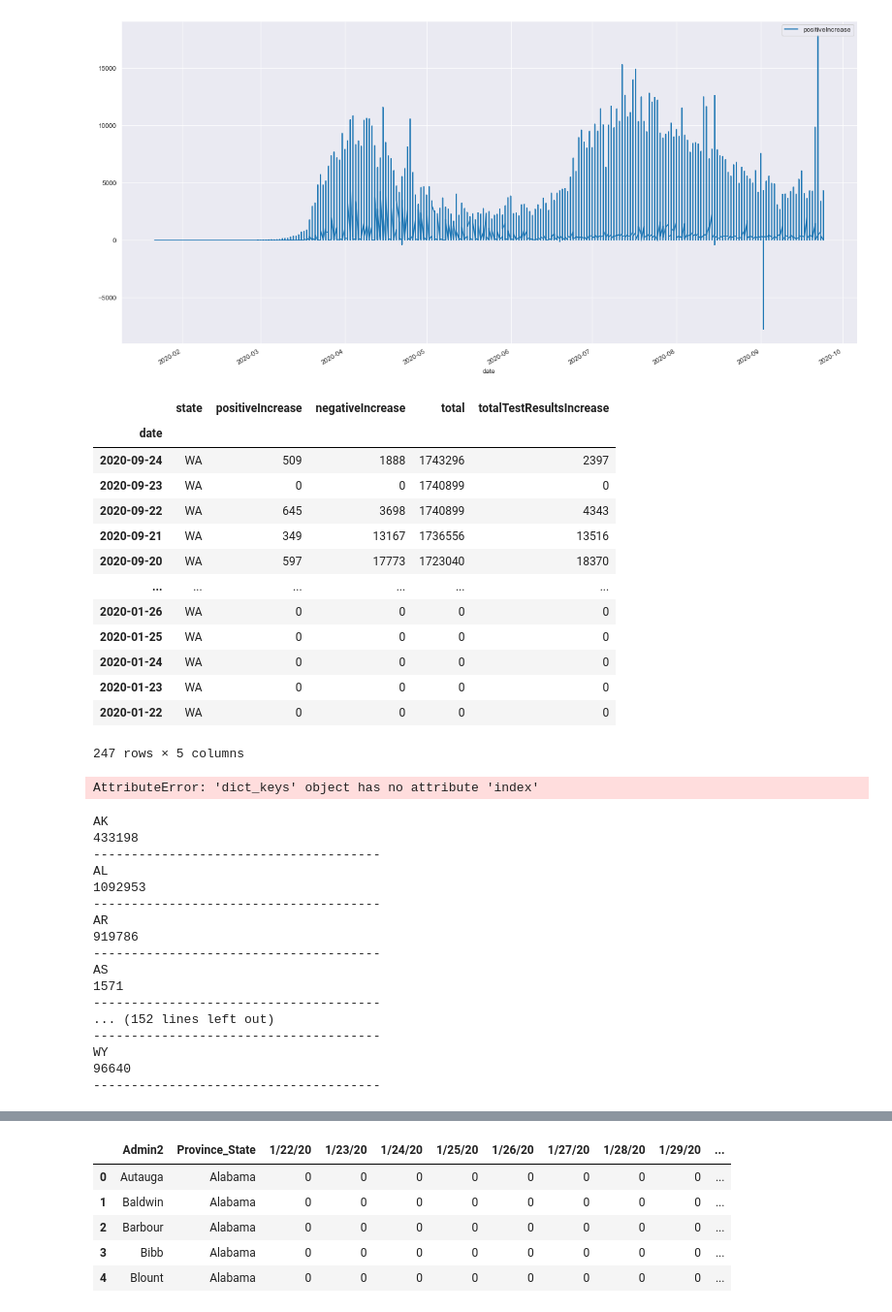
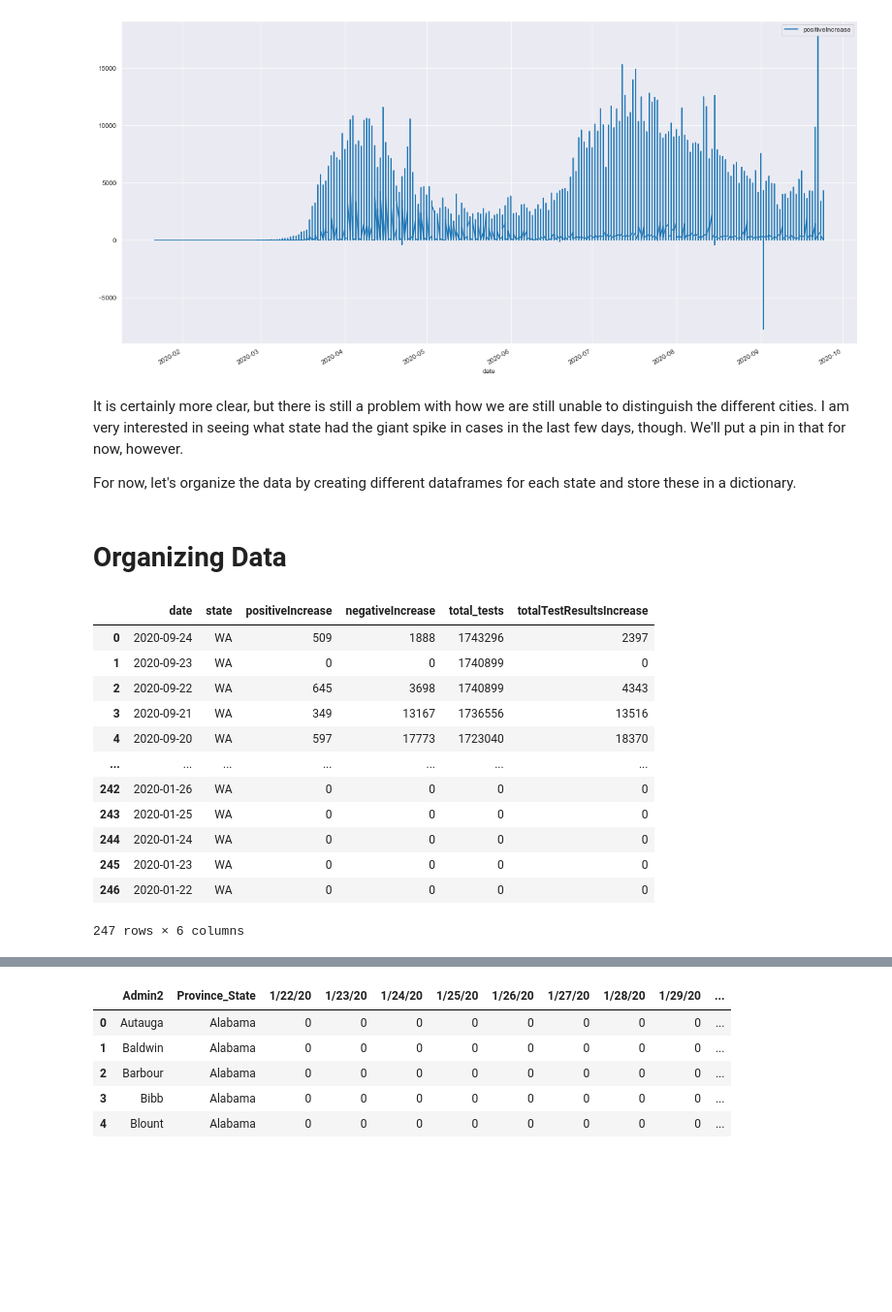
Before and after one commit to bmauss/COVID_Forecast, a Jupyter notebook: 2 Exploratory Data Analysis.ipynb, the cells around one changed output, grey strips where cells are left out. Shown at 97% size. Cells and saved outputs as stored; diff of their text form; code cells hidden in the pictures; blank space fills up the shorter version.

```diff
--- a/2 Exploratory Data Analysis.ipynb
+++ b/2 Exploratory Data Analysis.ipynb
@@ -81,0 +95,3 @@ df2.head()
+# %%
+df2 = df2.rename(columns={'total' : 'total_tests'})
+df2.head()
@@ -91,55 +122,35 @@ df2_drop.plot(figsize=(20, 10))
 # %% [output]
 <AxesSubplot:xlabel='date'>
 [figure]
+# %% [markdown]
+It is certainly more clear, but there is still a problem with how we are still unable to distinguish the different cities.  I am very interested in seeing what state had the giant spike in cases in the last few days, though.  We'll put a pin in that for now, however.
+
+For now, let's organize the data by creating different dataframes for each state and store these in a dictionary.
+# %% [markdown]
+# Organizing Data
 # %%
-states = {}
+states_complete = {}
 
 for state in df2.state.unique():
+    # Keys will be the state's acronym
     key = state
-    value = df[df['state'] == state].set_index('date')
-    states[key] = value
+    # Values are subsets of the dataframe relating to the respective state
+    value = df2[df2['state'] == state].reset_index()
+    states_complete[key] = value
 
 
-states['WA']
+states_complete['WA']
 # %% [output]
-|  | state | positiveIncrease | negativeIncrease | total | totalTestResultsIncrease |
-| date |  |  |  |  |  |
-| 2020-09-24 | WA | 509 | 1888 | 1743296 | 2397 |
-| 2020-09-23 | WA | 0 | 0 | 1740899 | 0 |
-| 2020-09-22 | WA | 645 | 3698 | 1740899 | 4343 |
-| 2020-09-21 | WA | 349 | 13167 | 1736556 | 13516 |
-| 2020-09-20 | WA | 597 | 17773 | 1723040 | 18370 |
-| ... | ... | ... | ... | ... | ... |
-| 2020-01-26 | WA | 0 | 0 | 0 | 0 |
-| 2020-01-25 | WA | 0 | 0 | 0 | 0 |
-| 2020-01-24 | WA | 0 | 0 | 0 | 0 |
-| 2020-01-23 | WA | 0 | 0 | 0 | 0 |
-| 2020-01-22 | WA | 0 | 0 | 0 | 0 |
+|  | date | state | positiveIncrease | negativeIncrease | total_tests | totalTestResultsIncrease |
+| 0 | 2020-09-24 | WA | 509 | 1888 | 1743296 | 2397 |
+| 1 | 2020-09-23 | WA | 0 | 0 | 1740899 | 0 |
+| 2 | 2020-09-22 | WA | 645 | 3698 | 1740899 | 4343 |
+| 3 | 2020-09-21 | WA | 349 | 13167 | 1736556 | 13516 |
+| 4 | 2020-09-20 | WA | 597 | 17773 | 1723040 | 18370 |
+| ... | ... | ... | ... | ... | ... | ... |
+| 242 | 2020-01-26 | WA | 0 | 0 | 0 | 0 |
+| 243 | 2020-01-25 | WA | 0 | 0 | 0 | 0 |
+| 244 | 2020-01-24 | WA | 0 | 0 | 0 | 0 |
+| 245 | 2020-01-23 | WA | 0 | 0 | 0 | 0 |
+| 246 | 2020-01-22 | WA | 0 | 0 | 0 | 0 |
-247 rows × 5 columns
+247 rows × 6 columns
-# %%
-states.keys().index('AK')
-# %% [output]
-AttributeError: 'dict_keys' object has no attribute 'index'
-# %%
-for key in states:
-    print(states[key]['state'][0])
-    print(states[key]['total'].max())
-    print('--------------------------------------')
-# %% [output]
-AK
-433198
---------------------------------------
-AL
-1092953
---------------------------------------
-AR
-919786
---------------------------------------
-AS
-1571
---------------------------------------
-... (152 lines left out)
---------------------------------------
-WY
-96640
---------------------------------------
```
Also changed, not shown: parts of 45 cells of this notebook.
